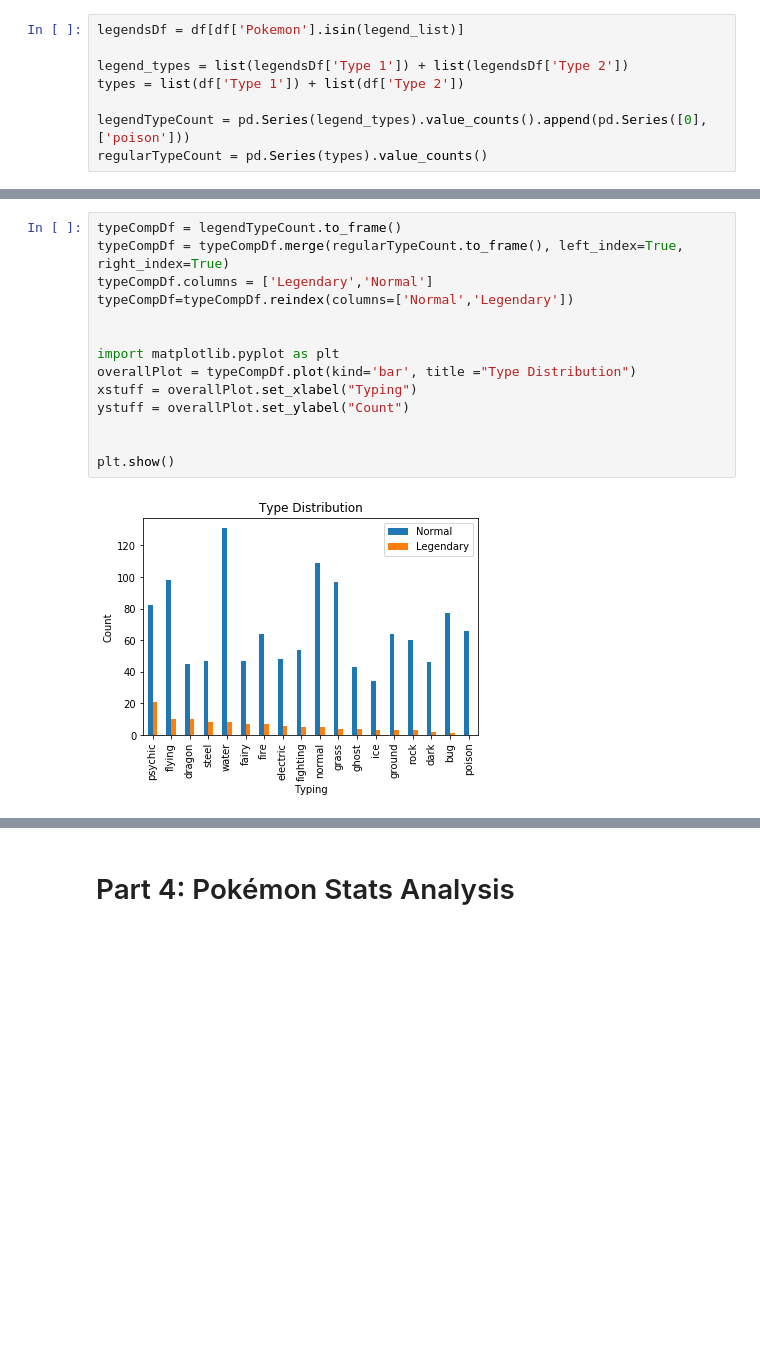
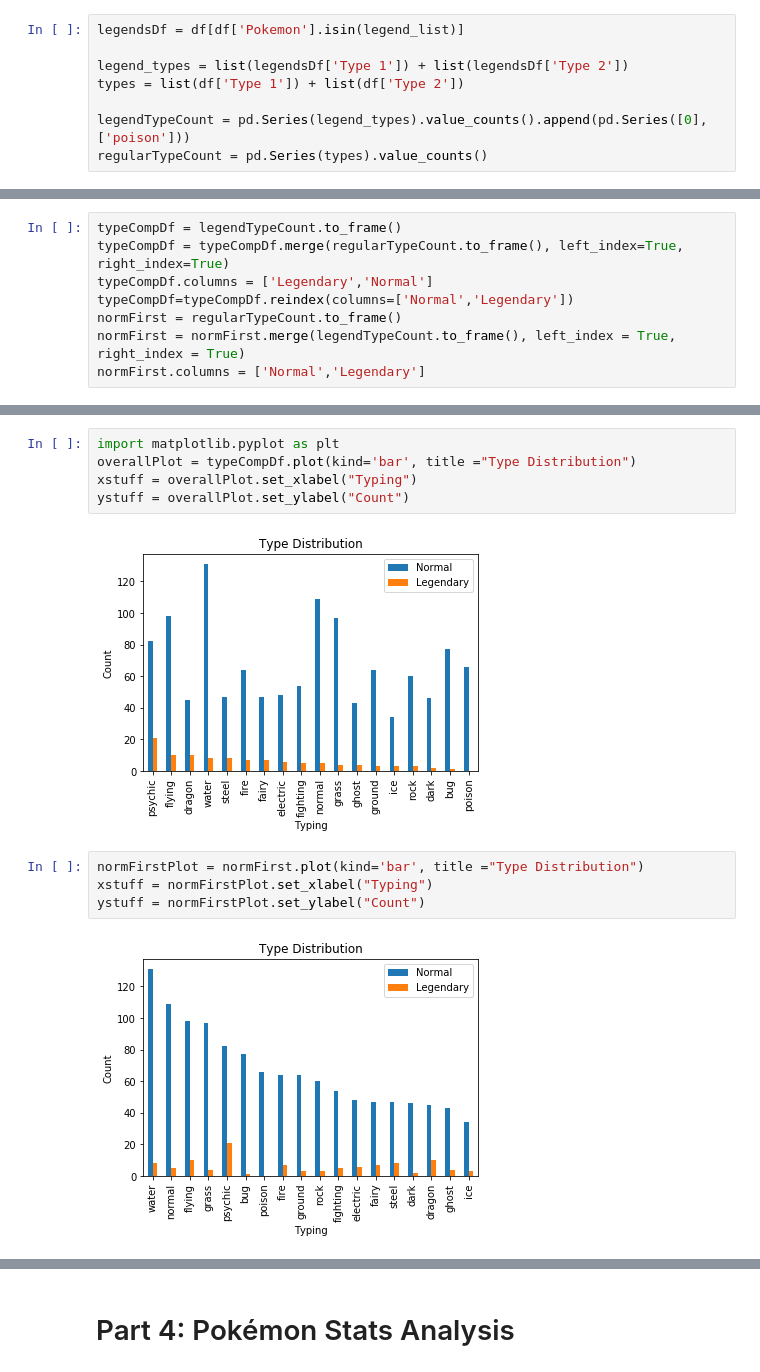
Before and after one commit to WhipeeDip/COGS108-Project, a Jupyter notebook: FinalProject.ipynb, the cells around one changed output, grey strips where cells are left out. Saved outputs shown, nothing was run; the diff lists cells and outputs as text; blank space fills up the shorter version.

```diff
--- a/FinalProject.ipynb
+++ b/FinalProject.ipynb
@@ -503,0 +575,8 @@ ystuff = normalPlot.set_ylabel("Count")
+# %%
+typeCompDf = legendTypeCount.to_frame()
+typeCompDf = typeCompDf.merge(regularTypeCount.to_frame(), left_index=True, right_index=True)
+typeCompDf.columns = ['Legendary','Normal']
+typeCompDf=typeCompDf.reindex(columns=['Normal','Legendary'])
+normFirst = regularTypeCount.to_frame()
+normFirst = normFirst.merge(legendTypeCount.to_frame(), left_index = True, right_index = True)
+normFirst.columns = ['Normal','Legendary']
@@ -504,16 +643,13 @@ ystuff = normalPlot.set_ylabel("Count")
 # %%
-typeCompDf = legendTypeCount.to_frame()
-typeCompDf = typeCompDf.merge(regularTypeCount.to_frame(), left_index=True, right_index=True)
-typeCompDf.columns = ['Legendary','Normal']
-typeCompDf=typeCompDf.reindex(columns=['Normal','Legendary'])
-
-
 import matplotlib.pyplot as plt
 overallPlot = typeCompDf.plot(kind='bar', title ="Type Distribution")
 xstuff = overallPlot.set_xlabel("Typing")
 ystuff = overallPlot.set_ylabel("Count")
-
-
-plt.show()
 # %% [output]
-[figure, old version]
+[figure, new version]
+# %%
+normFirstPlot = normFirst.plot(kind='bar', title ="Type Distribution")
+xstuff = normFirstPlot.set_xlabel("Typing")
+ystuff = normFirstPlot.set_ylabel("Count")
+# %% [output]
+[figure, added]
```
Also changed, not shown: parts of 15 cells of this notebook.
